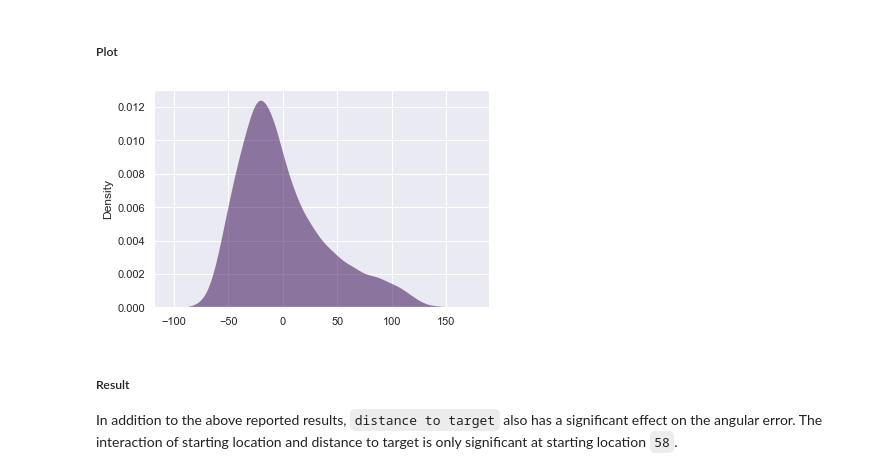
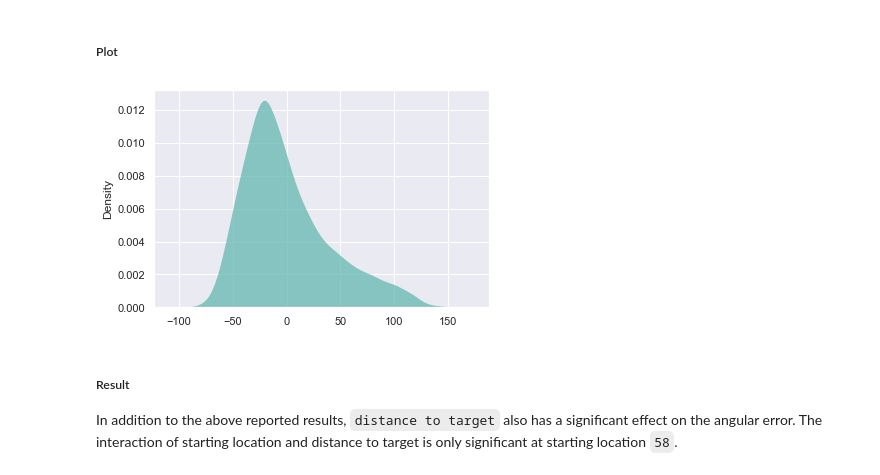
Before and after one commit to nora-maleki/humanA-pointing-task-analysis, a Jupyter notebook: analyses/01_main/03_analysis.ipynb, the cells around one changed output. Saved outputs shown, nothing was run; the diff lists cells and outputs as text; code cells hidden in the pictures.

```diff
--- a/analyses/01_main/03_analysis.ipynb
+++ b/analyses/01_main/03_analysis.ipynb
@@ -18,7 +18,7 @@ from matplotlib.lines import Line2D
 
 %matplotlib inline
 # %%
-colorblind_palette = ['#2d004b', '#5ab4ac', '#b2182b', '#8c510a','#4575b4','#8073ac']
+colorblind_palette = ['#5ab4ac', '#b2182b', '#8c510a', '#2d004b', '#4575b4','#8073ac']
 sns.set_theme(font_scale=1, palette=colorblind_palette, style='darkgrid')
 # %% [markdown]
 ## Load data
@@ -50,7 +50,8 @@ lmm_df = (df_cleaned[['absolute_180_angles', 'RT', 'distance_to_target']]
                    human_agent=df_cleaned.human_agent.astype('category'),
                    trial_id_per_location=df_cleaned.trial_id_per_location.astype('category'),
                    trial_id=df_cleaned.trial_id.astype('category'),
-                   starting_loc_meaningful=df_cleaned.starting_loc_meaningful.astype('category')
+                   starting_loc_meaningful=df_cleaned.starting_loc_meaningful.astype('category'),
+                   starting_loc_meaningful_cat=df_cleaned.starting_loc_meaningful_cat.astype('category')
                    ))
 
 lmm_df.info()
@@ -886,8 +902,8 @@ The starting locations `2, 5, 7, 9, 25, 29, 30, 35, 38, 52, 54, 58` affect the a
 # %%
 formula = f'absolute_180_angles ~ C(starting_loc_id, Treatment(reference={reference_loc_id_angle})) + distance_to_target + C(starting_loc_id, Treatment(reference={reference_loc_id_angle})):distance_to_target'
 
-model_LM = smf.mixedlm(formula = formula, data = lmm_df, groups='subject_id').fit()
-print(model_LM.summary())
+model_LM_angle_sl_dis = smf.mixedlm(formula = formula, data = lmm_df, groups='subject_id').fit()
+print(model_LM_angle_sl_dis.summary())
 # %% [output]
                                       Mixed Linear Model Regression Results
 =================================================================================================================
@@ -955,10 +964,10 @@ display(
 # %% [markdown]
 ##### Plot
 # %%
-sns.kdeplot(model_LM.resid, shade='fill', palette='Crest', alpha=.5, linewidth=0)
+sns.kdeplot(model_LM_angle_sl_dis.resid, shade='fill', palette='Crest', alpha=.7, linewidth=0)
 plt.show()
 # %% [output]
-[figure, old version]
+[figure, new version]
 # %% [markdown]
 ##### Result
 
```
Also changed, not shown: parts of 26 cells of this notebook.
